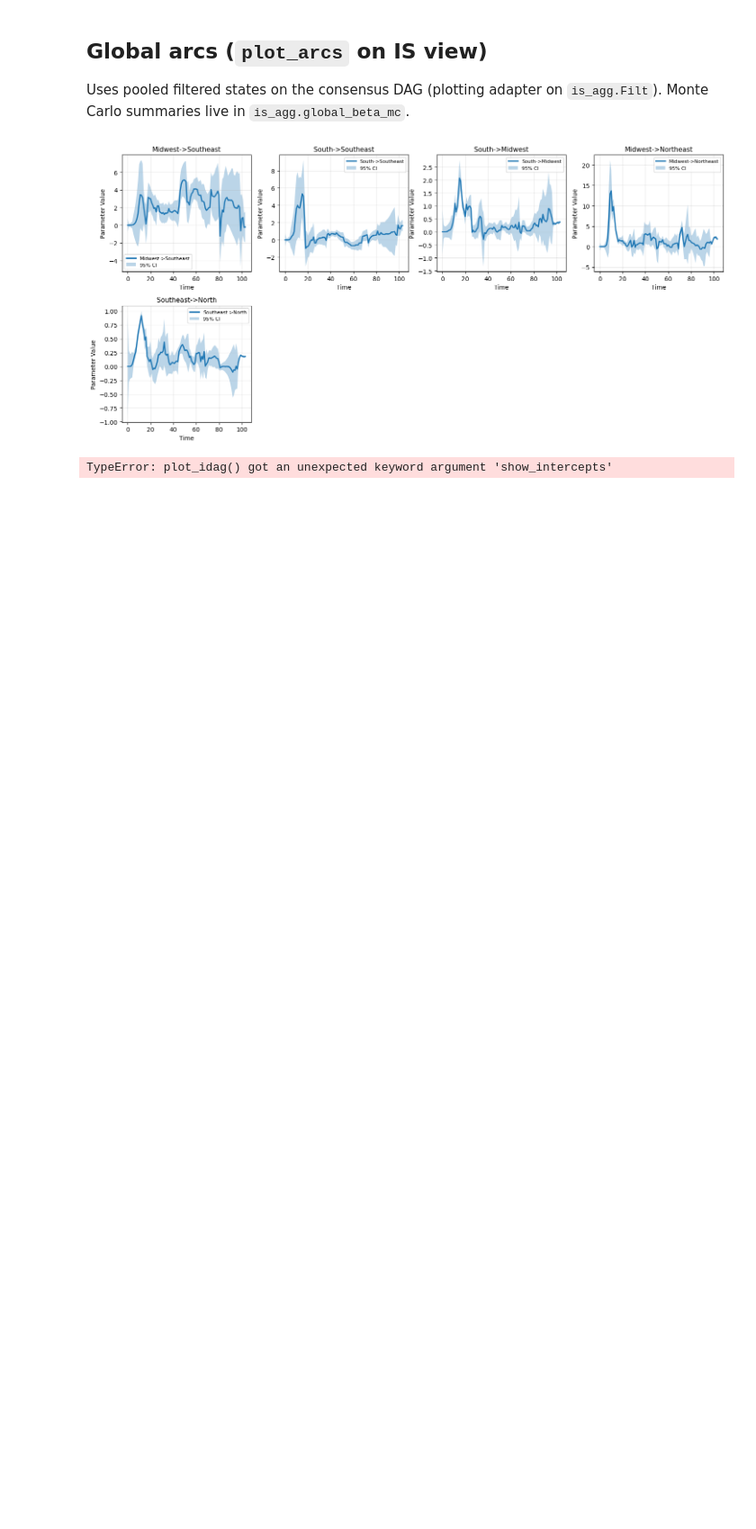
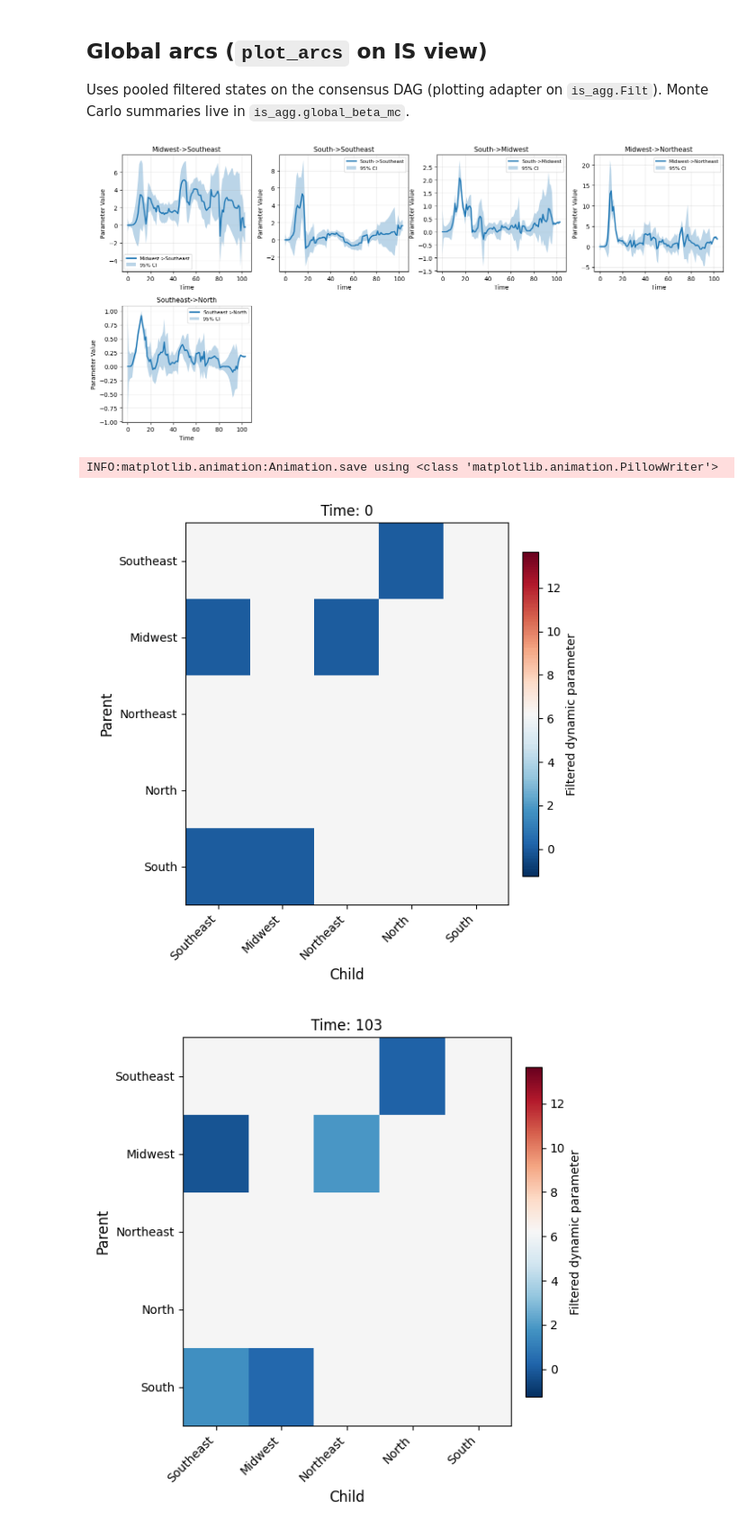
Before and after one commit to maods2/mdmp, a Jupyter notebook: notebooks/07-is-vs-vts-covid-multi-individual.ipynb, the cells around one changed output. Shown at 90% size. Saved outputs shown, nothing was run; the diff lists cells and outputs as text; code cells hidden in the pictures; blank space fills up the shorter version.

```diff
--- a/notebooks/07-is-vs-vts-covid-multi-individual.ipynb
+++ b/notebooks/07-is-vs-vts-covid-multi-individual.ipynb
@@ -274,15 +274,17 @@ plt.show()
 # %%
 from IPython.display import Image, display
 
 plot_idag(
     is_agg,
     output_gif="is_consensus_dynamic.gif",
     fps=8,
     distribution="filt",
-    show_intercepts=True
+    # show_intercepts=True
 
 )
 
 display(Image(filename="is_consensus_dynamic.gif"))
 # %% [output]
-TypeError: plot_idag() got an unexpected keyword argument 'show_intercepts'
+INFO:matplotlib.animation:Animation.save using <class 'matplotlib.animation.PillowWriter'>
+[figure, added]
+[figure, added]
```
Also changed, not shown: 1 other file.
